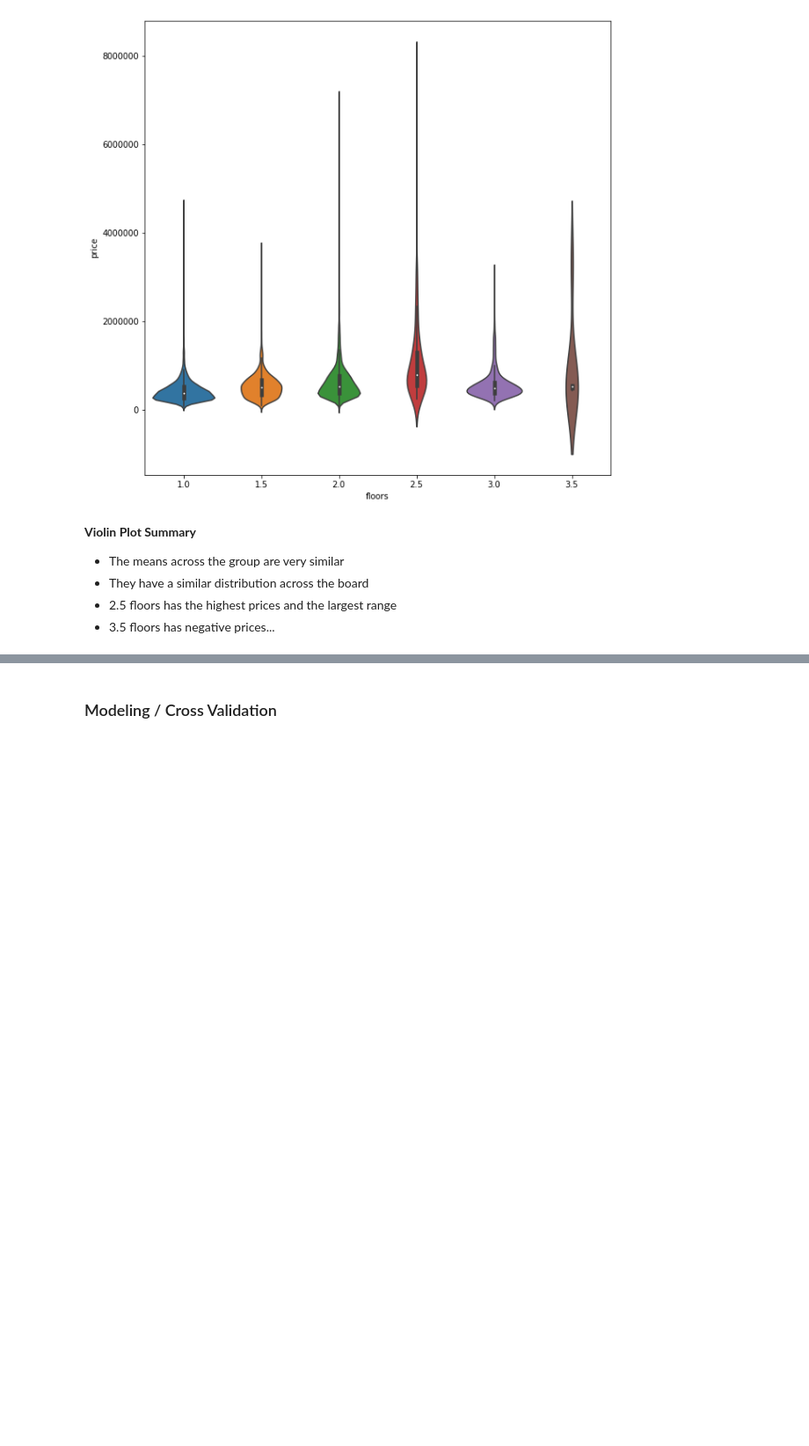
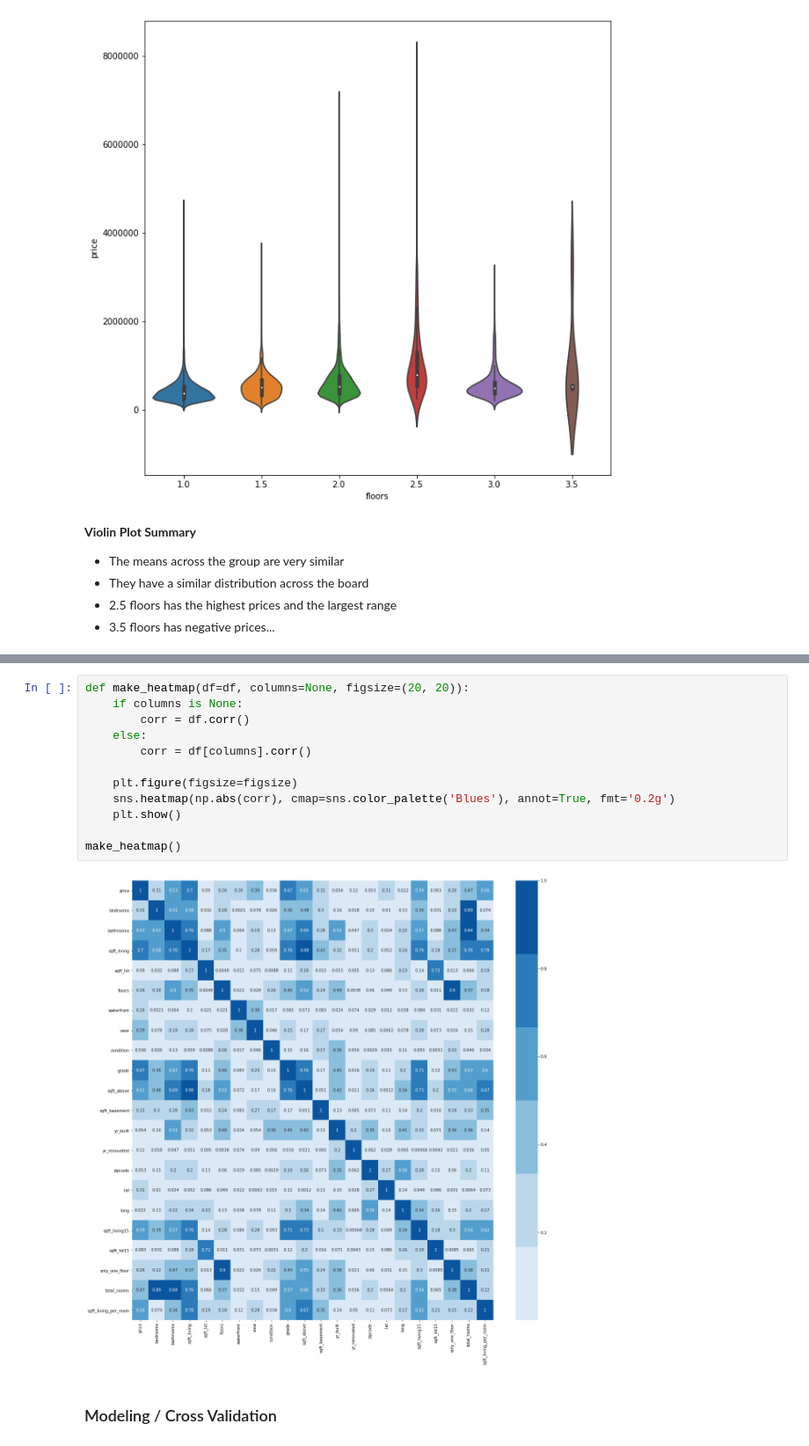
Before and after one commit to erdosn/dsc-v2-mod1-final-project-data-science, a Jupyter notebook: student.ipynb, the cells around one changed output, grey strips where cells are left out. Shown at 88% size. Cells and saved outputs as stored; diff of their text form; blank space fills up the shorter version.

```diff
--- a/student.ipynb
+++ b/student.ipynb
@@ -246,2 +257,16 @@ plt.show()
+# %%
+def make_heatmap(df=df, columns=None, figsize=(20, 20)):
+    if columns is None:
+        corr = df.corr()
+    else:
+        corr = df[columns].corr()
+
+    plt.figure(figsize=figsize)
+    sns.heatmap(np.abs(corr), cmap=sns.color_palette('Blues'), annot=True, fmt='0.2g')
+    plt.show()
+
+make_heatmap()
+# %% [output]
+[figure, added]
 # %% [markdown]
 ### Modeling / Cross Validation
```
Also changed, not shown: parts of 49 cells of this notebook, 23 other files.
